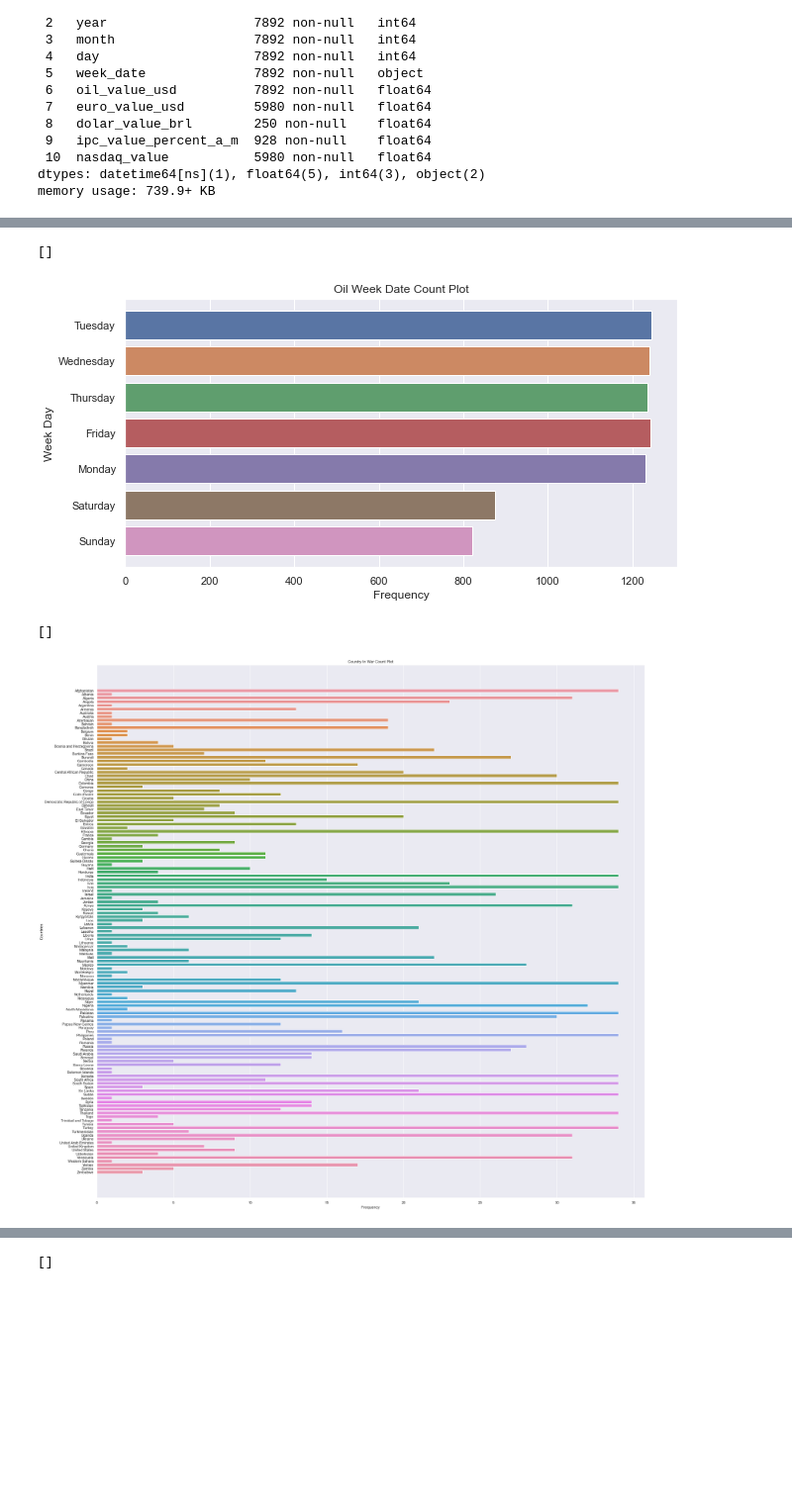
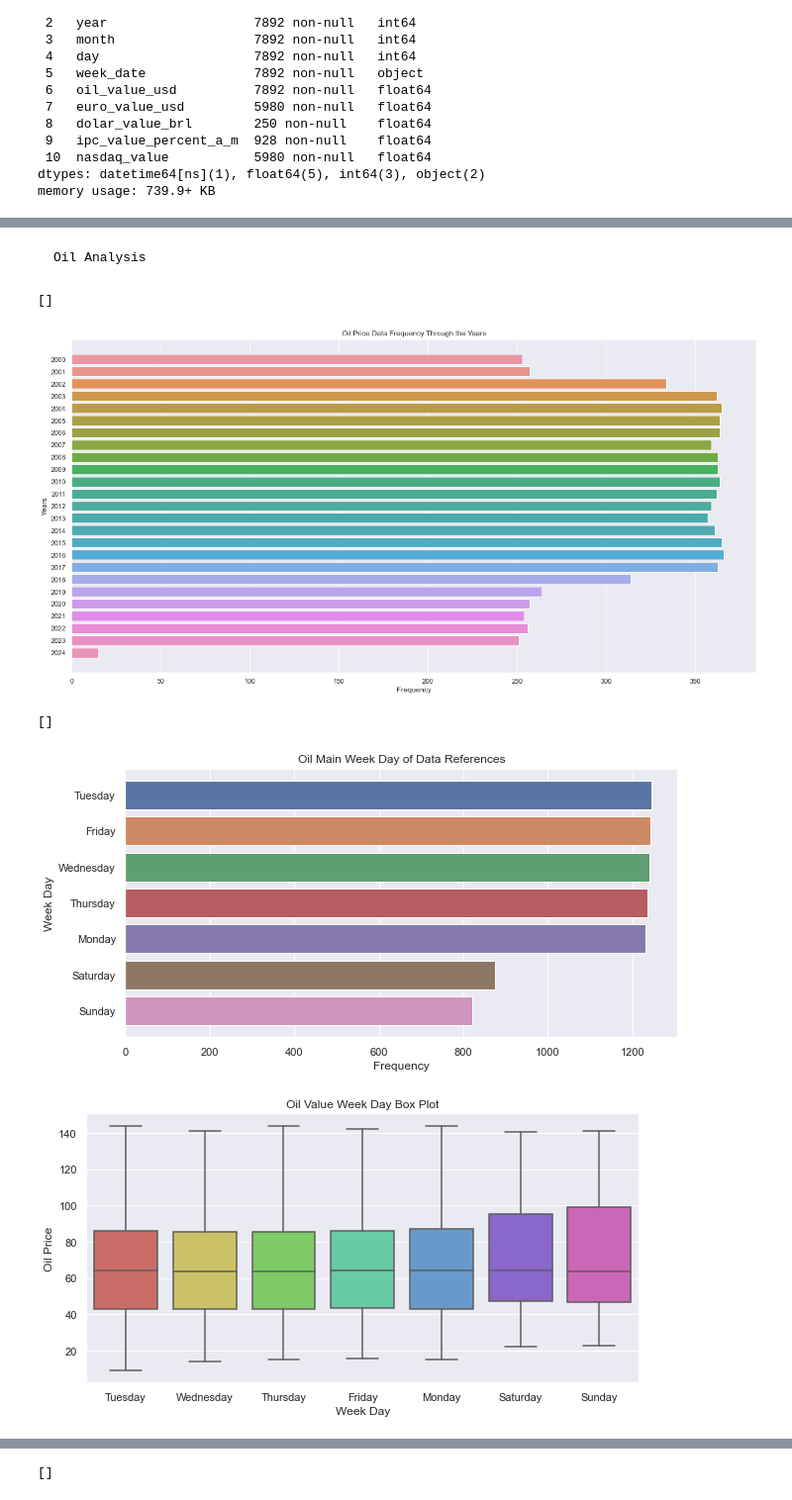
Before and after one commit to FIAP-61/petrolytics, a Jupyter notebook: notebooks/tech_challenge_fase04_group_61.ipynb, the cells around one changed output, grey strips where cells are left out. Shown at 99% size. Saved outputs shown, nothing was run; the diff lists cells and outputs as text; code cells hidden in the pictures; blank space fills up the shorter version.

```diff
--- a/notebooks/tech_challenge_fase04_group_61.ipynb
+++ b/notebooks/tech_challenge_fase04_group_61.ipynb
@@ -645,0 +672,13 @@ plt.show()
+# %%
+## SETTING TIME SERIES LINE PLOT
+
+sns.set_style('darkgrid')
+plt.figure(figsize=(20, 5))
+
+plt.title('Region War Conflicts Line Plot', fontsize=12)
+plt.ylabel('Total Deaths', fontsize=14)
+plt.xlabel('Period')
+
+sns.lineplot(x=db_war_region['year'], y=db_war_region['conflict_deaths'])
+
+plt.show()
@@ -708,11 +749,30 @@ LOAD
+# %% [markdown]
+    Oil Analysis
+# %%
+## DATAVIZ COUNT PLOT
+
+fig, ax = plt.subplots(figsize=(20,10))
+
+sns.countplot(data=db_main, y='year')
+
+plt.title('Oil Price Data Frequency Through the Years')
+plt.xlabel('Frequency')
+plt.ylabel('Years')
+
+# plt.savefig(r'..\plots\countplot_dia_semana.png', bbox_inches='tight')
+
+plt.plot()
+# %% [output]
+[]
+[figure, added]
 # %%
 ## DATAVIZ COUNT PLOT
 
 fig, ax = plt.subplots(figsize=(10,5))
 
-sns.countplot(data=db_main, y="week_date")
+sns.countplot(data=db_main, y='week_date', order=db_main['week_date'].value_counts().index)
 
-plt.title('Oil Week Date Count Plot')
+plt.title('Oil Main Week Day of Data References')
 plt.xlabel('Frequency')
 plt.ylabel('Week Day')
 
@@ -721,21 +781,19 @@ plt.ylabel('Week Day')
 plt.plot()
 # %% [output]
 []
-[figure, old version]
+[figure, new version]
 # %%
-## DATAVIZ COUNT PLOT
+## DATAVIZ BOX PLOT
 
-fig, ax = plt.subplots(figsize=(30,30))
+fig, ax = plt.subplots(figsize=(10,5))
 
-sns.countplot(data=db_war, y="country")
+sns.boxplot(x='week_date', y='oil_value_usd', data=db_main, palette='hls')
+ax.set_title('Oil Value Week Day Box Plot')
+plt.xlabel('Week Day')
+plt.ylabel('Oil Price')
 
-plt.title('Country In War Count Plot')
-plt.xlabel('Frequency')
-plt.ylabel('Countries')
+# plt.savefig(r'..\plots\boxplot_dia_semana_fechamento.png', bbox_inches='tight')
 
-# plt.savefig(r'..\plots\countplot_dia_semana.png', bbox_inches='tight')
-
-plt.plot()
+plt.show()
 # %% [output]
-[]
-[figure, old version]
+[figure, new version]
```
Also changed, not shown: parts of 23 cells of this notebook, 1 other file.
